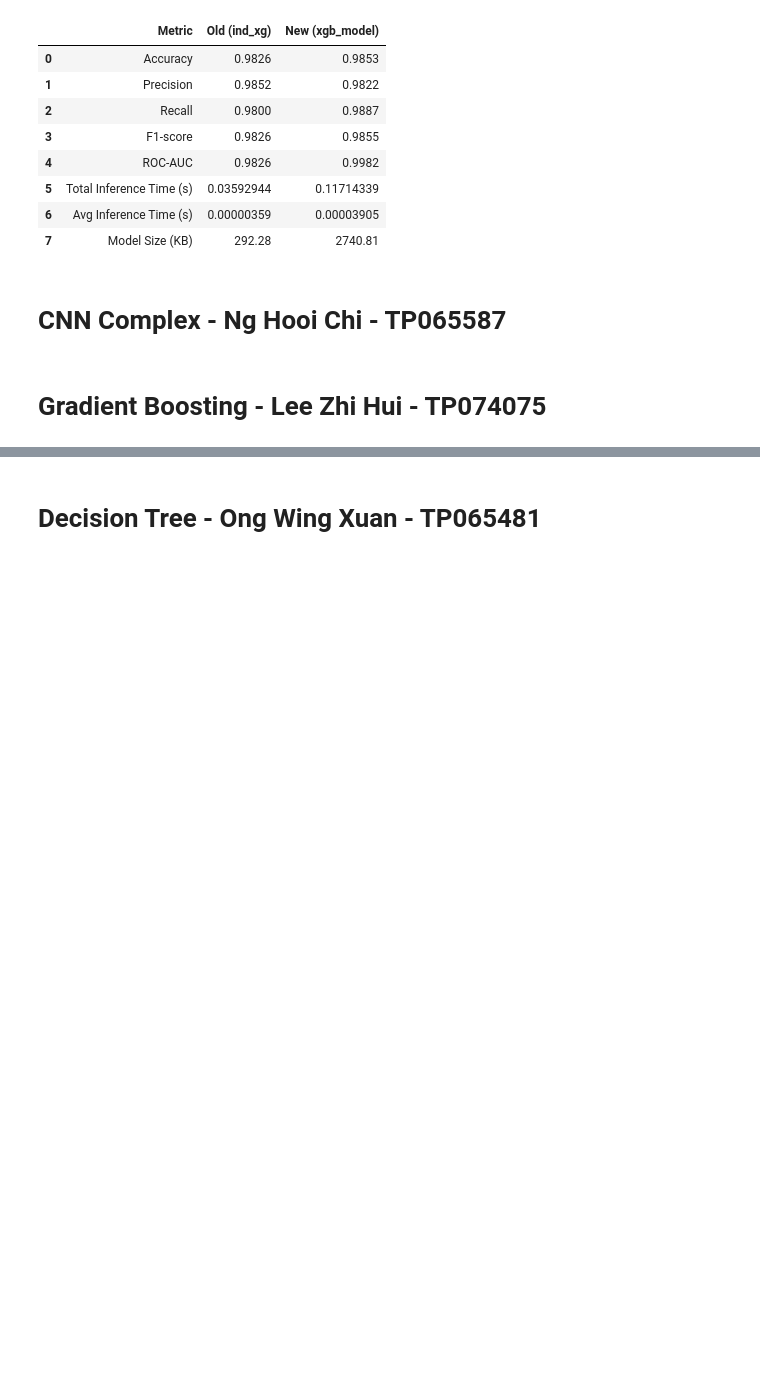
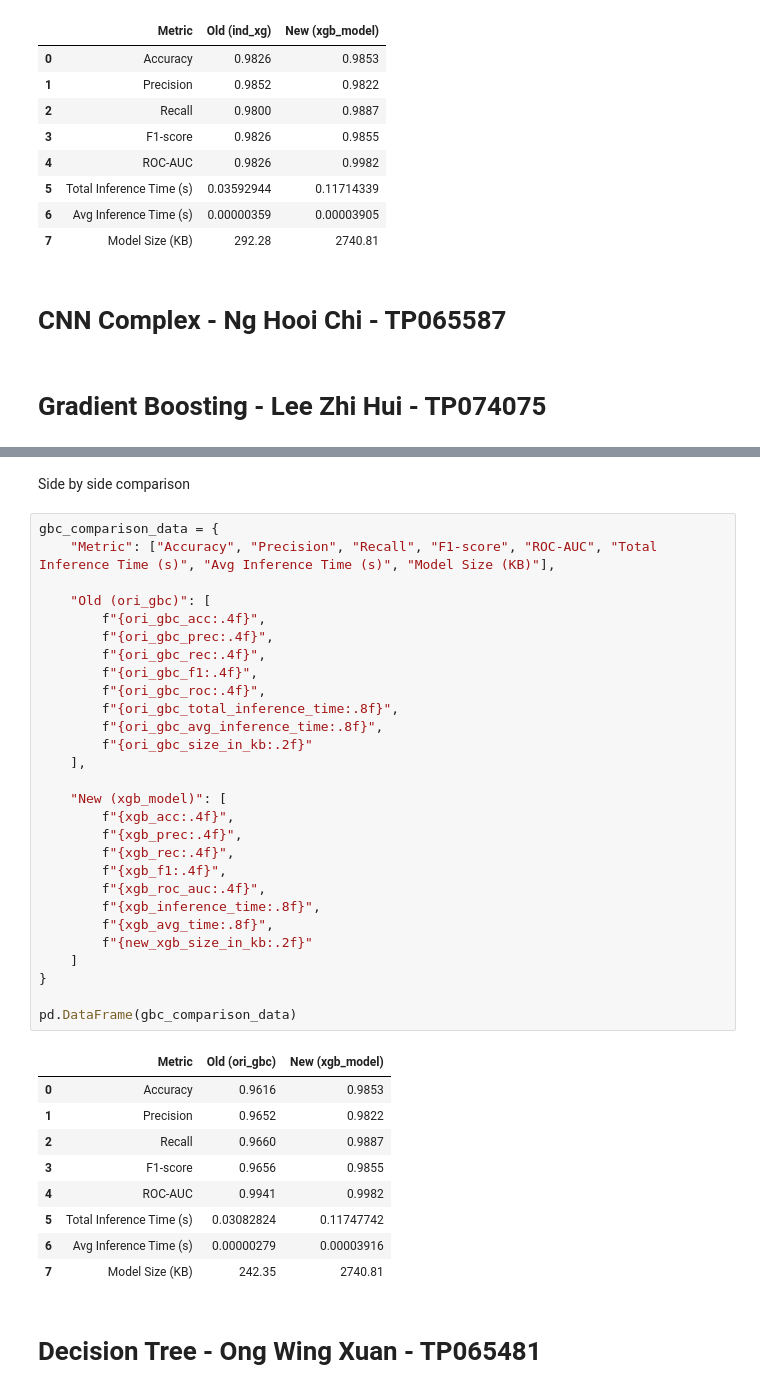
Before and after one commit to NHCh1/DLI, a Jupyter notebook: DLI_Assignment.ipynb, the cells around one changed output, grey strips where cells are left out. Saved outputs shown, nothing was run; the diff lists cells and outputs as text; blank space fills up the shorter version.

```diff
--- a/DLI_Assignment.ipynb
+++ b/DLI_Assignment.ipynb
@@ -1781,2 +1844,42 @@ pd.DataFrame(xgb_comparison_data)
+# %% [markdown]
+Side by side comparison
+# %%
+gbc_comparison_data = {
+    "Metric": ["Accuracy", "Precision", "Recall", "F1-score", "ROC-AUC", "Total Inference Time (s)", "Avg Inference Time (s)", "Model Size (KB)"],
+
+    "Old (ori_gbc)": [
+        f"{ori_gbc_acc:.4f}",
+        f"{ori_gbc_prec:.4f}",
+        f"{ori_gbc_rec:.4f}",
+        f"{ori_gbc_f1:.4f}",
+        f"{ori_gbc_roc:.4f}",
+        f"{ori_gbc_total_inference_time:.8f}",
+        f"{ori_gbc_avg_inference_time:.8f}",
+        f"{ori_gbc_size_in_kb:.2f}"
+    ],
+
+    "New (xgb_model)": [
+        f"{xgb_acc:.4f}",
+        f"{xgb_prec:.4f}",
+        f"{xgb_rec:.4f}",
+        f"{xgb_f1:.4f}",
+        f"{xgb_roc_auc:.4f}",
+        f"{xgb_inference_time:.8f}",
+        f"{xgb_avg_time:.8f}",
+        f"{new_xgb_size_in_kb:.2f}"
+    ]
+}
+
+pd.DataFrame(gbc_comparison_data)
+# %% [output]
+|  | Metric | Old (ori_gbc) | New (xgb_model) |
+| 0 | Accuracy | 0.9616 | 0.9853 |
+| 1 | Precision | 0.9652 | 0.9822 |
+| 2 | Recall | 0.9660 | 0.9887 |
+| 3 | F1-score | 0.9656 | 0.9855 |
+| 4 | ROC-AUC | 0.9941 | 0.9982 |
+| 5 | Total Inference Time (s) | 0.03082824 | 0.11747742 |
+| 6 | Avg Inference Time (s) | 0.00000279 | 0.00003916 |
+| 7 | Model Size (KB) | 242.35 | 2740.81 |
 # %% [markdown]
 # Decision Tree - Ong Wing Xuan - TP065481
```
Also changed, not shown: parts of 16 cells of this notebook.
